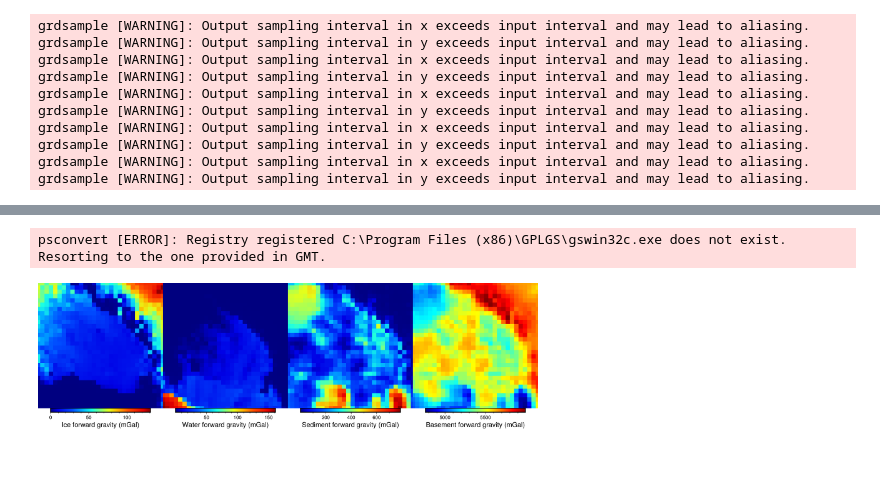
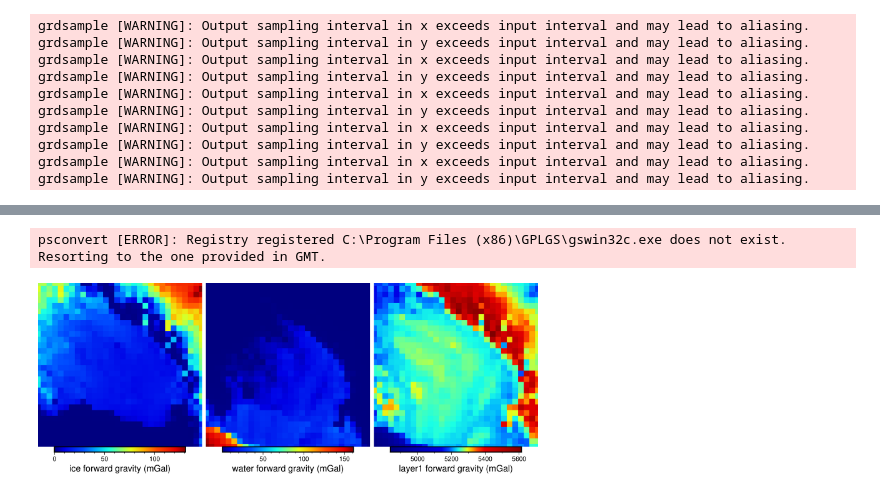
Before and after one commit to mdtanker/RIS_gravity_inversion, a Jupyter notebook: Fatiando/forward_layers_bedmachine.ipynb, the cells around one changed output, grey strips where cells are left out. Cells and saved outputs as stored; diff of their text form; code cells hidden in the pictures; blank space fills up the shorter version.

```diff
--- a/Fatiando/forward_layers_bedmachine.ipynb
+++ b/Fatiando/forward_layers_bedmachine.ipynb
@@ -57,20 +61,3 @@ grdsample [WARNING]: Output sampling interval in x exceeds input interval and ma
 grdsample [WARNING]: Output sampling interval in y exceeds input interval and may lead to aliasing.
 grdsample [WARNING]: Output sampling interval in x exceeds input interval and may lead to aliasing.
 grdsample [WARNING]: Output sampling interval in y exceeds input interval and may lead to aliasing.
-# %%
-# surface = xr.load_dataarray("../inversion_layers/BedMachine_surface_5k_filled.nc")
-# icebase = xr.load_dataarray("../inversion_layers/BedMachine_icebase_5k_filled.nc")
-# bed = xr.load_dataarray("../inversion_layers/BedMachine_bed_5k.nc")
-# basement = xr.load_dataarray("../inversion_layers/ROSETTA_basement_BedMachine_bed.nc", drop_variables='polar_stereographic')
-
-grav = xr.load_dataset('C:/Users/matthewt/Documents/Python_Scripts/RIS_gravity_inversion/inversion_layers/gravity_inv.nc')
-surface = xr.load_dataset('C:/Users/matthewt/Documents/Python_Scripts/RIS_gravity_inversion/inversion_layers/BedMachine_surface_filled_inv.nc')
-icebase = xr.load_dataset('C:/Users/matthewt/Documents/Python_Scripts/RIS_gravity_inversion/inversion_layers/BedMachine_icebase_filled_inv.nc')
-bed = xr.load_dataset('C:/Users/matthewt/Documents/Python_Scripts/RIS_gravity_inversion/inversion_layers/BedMachine_bed_inv.nc')
-basement = xr.load_dataset('C:/Users/matthewt/Documents/Python_Scripts/RIS_gravity_inversion/inversion_layers/ROSETTA_basement_BedMachine_bed_inv.nc')
-
-df_grav=grav.to_dataframe().reset_index()
-df_grav.rename(columns={'z':'Gobs'}, inplace=True)
-# df_grav['z']=750
-df_grav['z']=surface.to_dataframe().reset_index().z+750
-df_grav
@@ -231,60 +231,27 @@ psconvert [ERROR]: Registry registered C:\Program Files (x86)\GPLGS\gswin32c.exe
 # %%
 fig = pygmt.Figure()
 
-data=pygmt.xyz2grd(data=df_grav[['x','y','ice']], region=inv_reg, spacing=40e3, projection=inv_proj)
-pygmt.grd2cpt(cmap="jet", grid=data, region=fig_reg, background=True, continuous=True)
-fig.grdimage(
-    data,
-    cmap=True,
-    projection=fig_proj,
-    region=fig_reg,
-    frame=['+gwhite'])
-fig.colorbar(cmap=True, position='jBC+jTC+h', frame=f'x+l"Ice forward gravity (mGal)"')
+for i, (k, v) in enumerate(layers.items()):
+    data = pygmt.xyz2grd(data=df_grav[['x','y',f'{k}_forward_grav']],
+                         region=inv_reg, spacing=grav_spacing, projection=inv_proj)
+    pygmt.grd2cpt(cmap="jet", grid=data, region=fig_reg, background=True, continuous=True)
+    fig.grdimage(
+        data,
+        cmap=True,
+        projection=fig_proj,
+        region=fig_reg,
+        nan_transparent=True,
+        frame=['+gwhite'])
+    fig.colorbar(cmap=True, position='jBC+jTC+h', frame=f'x+l"{k} forward gravity (mGal)"')
 
-fig.shift_origin(xshift=fig_width/10)
+    fig.shift_origin(xshift=(fig_width+2)/10)
 
-data=pygmt.xyz2grd(data=df_grav[['x','y','water']], region=inv_reg, spacing=40e3, projection=inv_proj)
-pygmt.grd2cpt(cmap="jet", grid=data, region=fig_reg, background=True, continuous=True)
-fig.grdimage(
-    data,
-    cmap=True,
-    projection=fig_proj,
-    region=fig_reg,
-    frame=['+gwhite'])
-fig.colorbar(cmap=True, position='jBC+jTC+h', frame=f'x+l"Water forward gravity (mGal)"')
-
-fig.shift_origin(xshift=fig_width/10)
-
-data=pygmt.xyz2grd(data=df_grav[['x','y','sed']], region=inv_reg, spacing=40e3, projection=inv_proj)
-pygmt.grd2cpt(cmap="jet", grid=data, region=fig_reg, background=True, continuous=True)
-# pygmt.makecpt(cmap="jet", series=[-200, 800], background=True, continuous=True)
-fig.grdimage(
-    data,
-    cmap=True,
-    projection=fig_proj,
-    region=fig_reg,
-    frame=['+gwhite'])
-fig.colorbar(cmap=True, position='jBC+jTC+h', frame=f'x+l"Sediment forward gravity (mGal)"')
-
-fig.shift_origin(xshift=fig_width/10)
-
-data=pygmt.xyz2grd(data=df_grav[['x','y','basement']], region=fig_reg, spacing=40e3, projection=fig_proj)
-pygmt.grd2cpt(cmap="jet", grid=data, region=fig_reg, background=True)
-# pygmt.makecpt(cmap="jet", series=[4800, 6000], background=True, continuous=True)
-fig.grdimage(
-    data,
-    cmap='jet',
-    projection=fig_proj,
-    region=fig_reg,
-    frame=['+gwhite'])
-fig.colorbar(cmap=True, position='jBC+jTC+h', frame=f'x+l"Basement forward gravity (mGal)"')
-
-# # plot later figure extents (without=fig buffer)
-# fig.plot(x = [e_fig, e_fig, w_fig, w_fig, e_fig],
-#             y = [n_fig, s_fig, s_fig, n_fig, n_fig],
-#             pen = '1p,black')
+    # if i+1 == len(layers)//2:
+    #     fig.shift_origin(yshift=(-fig_height-15)/10, xshift=((-fig_width-2)*1)/10)
+    # else:
+    #     fig.shift_origin(xshift=(fig_width+2)/10)
 
 fig.show()
 # %% [output]
 psconvert [ERROR]: Registry registered C:\Program Files (x86)\GPLGS\gswin32c.exe does not exist. Resorting to the one provided in GMT.
-[figure, old version]
+[figure, new version]
```
Also changed, not shown: parts of 11 cells of this notebook, 2 other files.
